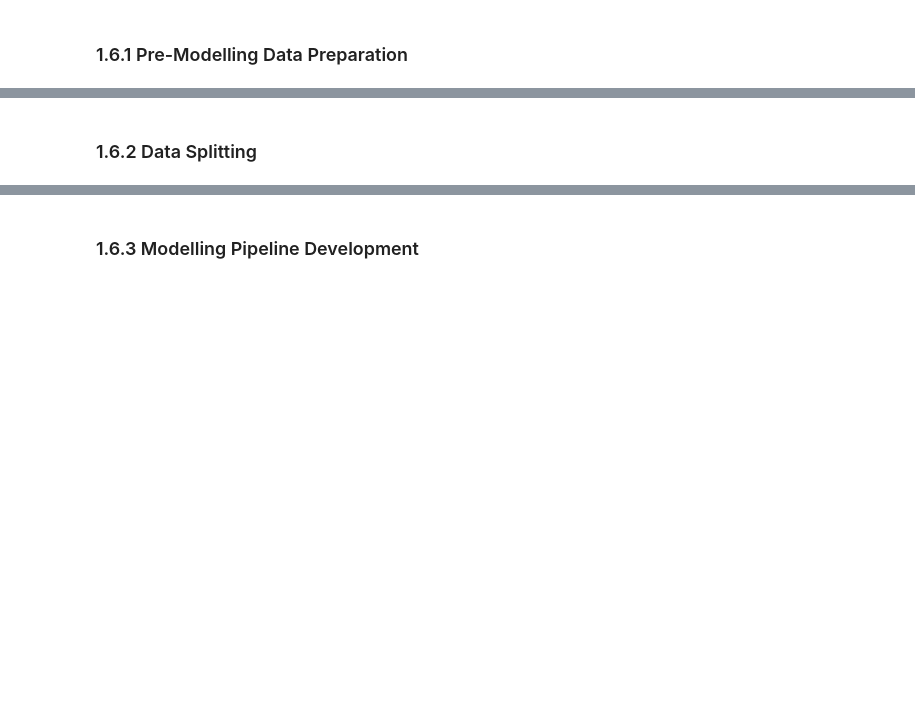
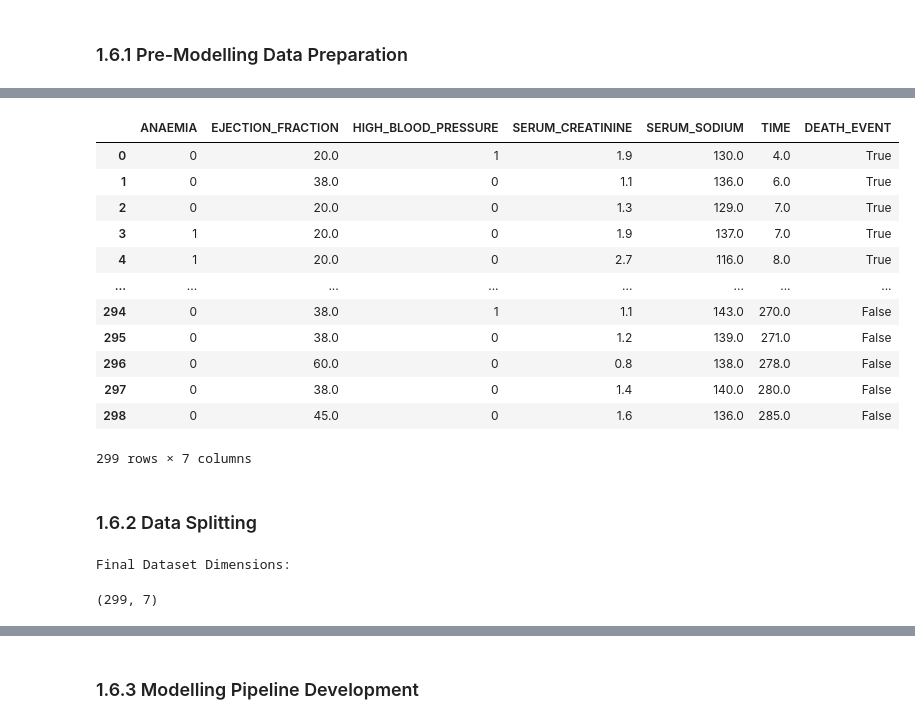
Before and after one commit to JohnPaulinePineda/Portfolio_Project_55, a Jupyter notebook: codes/EstimatingHeartFailureSurvivalRiskProfilesFromCardiovascularHematologicAndMetabolicMarkers.ipynb, the cells around one changed output, grey strips where cells are left out. Drawn from its saved outputs; the diff is of its cells as text; code cells hidden in the pictures; blank space fills up the shorter version.

Commit message:
Updated the Python Notebook
Updated Pre-Modelling Data Preparation and Data Splitting

```diff
--- a/codes/EstimatingHeartFailureSurvivalRiskProfilesFromCardiovascularHematologicAndMetabolicMarkers.ipynb
+++ b/codes/EstimatingHeartFailureSurvivalRiskProfilesFromCardiovascularHematologicAndMetabolicMarkers.ipynb
@@ -1340,3 +1340,11 @@ display(heart_failure_binned_numeric_lrtest_summary.sort_values(by=['LR.Test.PVa
 ## 1.6. Predictive Model Development <a class="anchor" id="1.6"></a>
 # %% [markdown]
 ### 1.6.1 Pre-Modelling Data Preparation <a class="anchor" id="1.6.1"></a>
+# %%
+#################################
+# Creating a dataset copy
+# for data splitting and modelling
+##################################
+heart_failure_transformed = heart_failure_original.copy()
+heart_failure_transformed['DEATH_EVENT'] = heart_failure_transformed['DEATH_EVENT'].replace({0: False, 1: True})
+display(heart_failure_transformed)
@@ -1343,2 +1371,26 @@ display(heart_failure_binned_numeric_lrtest_summary.sort_values(by=['LR.Test.PVa
+# %%
+##################################
+# Filtering out predictors that did not exhibit
+# sufficient discrimination of the target variable
+# Saving the tranformed data
+# to the DATASETS_PREPROCESSED_PATH
+##################################
+heart_failure_filtered = heart_failure_transformed.drop(['DIABETES','SEX', 'SMOKING', 'AGE','CREATININE_PHOSPHOKINASE','PLATELETS'], axis=1)
+heart_failure_filtered.to_csv(os.path.join("..", DATASETS_FINAL_PATH, "heart_failure_final.csv"), index=False)
+display(heart_failure_filtered)
+# %% [output]
+|  | ANAEMIA | EJECTION_FRACTION | HIGH_BLOOD_PRESSURE | SERUM_CREATININE | SERUM_SODIUM | TIME | DEATH_EVENT |
+| 0 | 0 | 20.0 | 1 | 1.9 | 130.0 | 4.0 | True |
+| 1 | 0 | 38.0 | 0 | 1.1 | 136.0 | 6.0 | True |
+| 2 | 0 | 20.0 | 0 | 1.3 | 129.0 | 7.0 | True |
+| 3 | 1 | 20.0 | 0 | 1.9 | 137.0 | 7.0 | True |
+| 4 | 1 | 20.0 | 0 | 2.7 | 116.0 | 8.0 | True |
+| ... | ... | ... | ... | ... | ... | ... | ... |
+| 294 | 0 | 38.0 | 1 | 1.1 | 143.0 | 270.0 | False |
+| 295 | 0 | 38.0 | 0 | 1.2 | 139.0 | 271.0 | False |
+| 296 | 0 | 60.0 | 0 | 0.8 | 138.0 | 278.0 | False |
+| 297 | 0 | 38.0 | 0 | 1.4 | 140.0 | 280.0 | False |
+| 298 | 0 | 45.0 | 0 | 1.6 | 136.0 | 285.0 | False |
+299 rows × 7 columns
 # %% [markdown]
 ### 1.6.2 Data Splitting <a class="anchor" id="1.6.2"></a>
@@ -1344,0 +1403,10 @@ display(heart_failure_binned_numeric_lrtest_summary.sort_values(by=['LR.Test.PVa
+# %%
+##################################
+# Performing a general exploration
+# of the final dataset
+##################################
+print('Final Dataset Dimensions: ')
+display(heart_failure_final.shape)
+# %% [output]
+Final Dataset Dimensions:
+(299, 7)
```
Also changed, not shown: parts of 13 cells of this notebook, 13 other files.
